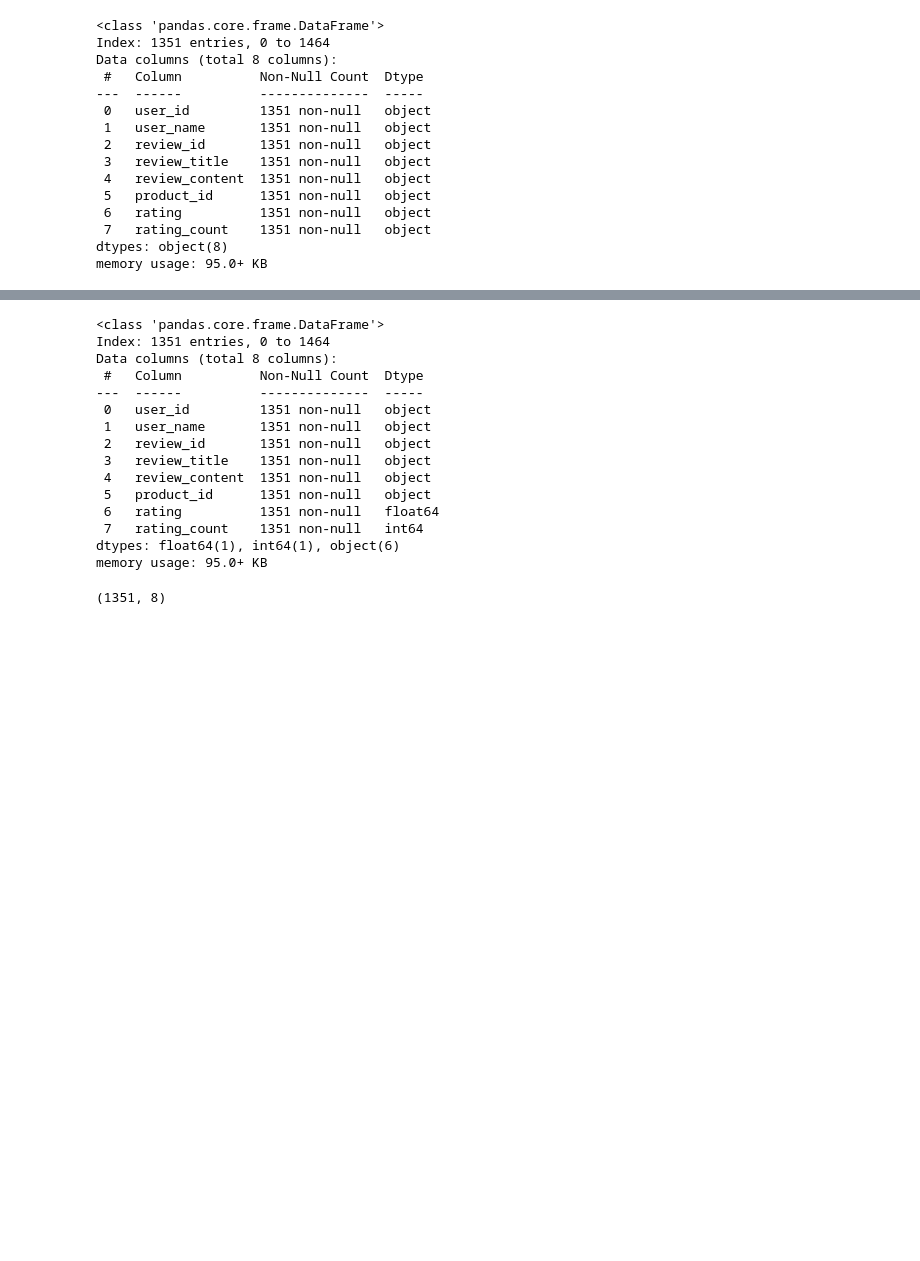
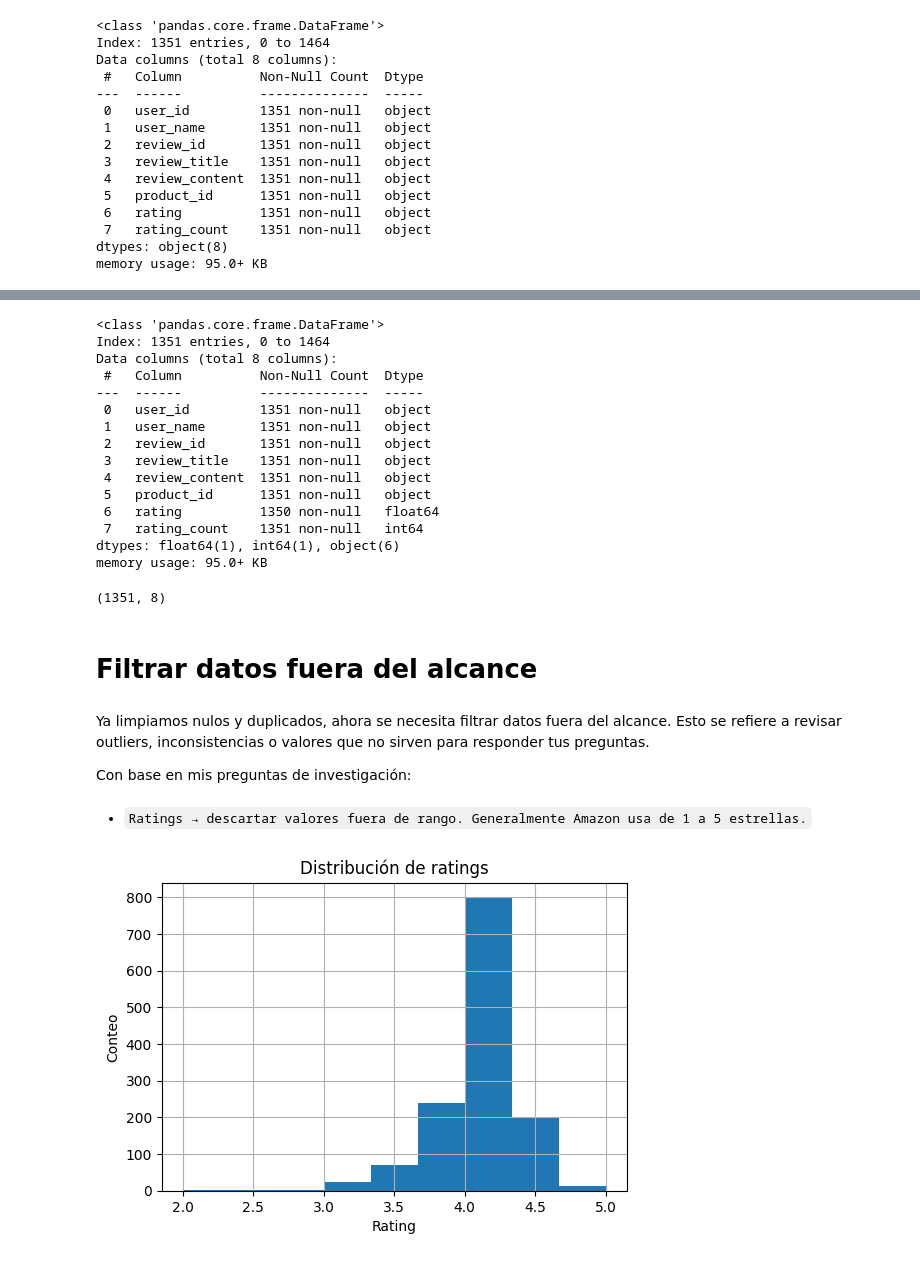
Before and after one commit to Blangis/DataLab-Amazon-dataset, a Jupyter notebook: notebooks/amazon.ipynb, the cells around one changed output, grey strips where cells are left out. Cells and saved outputs as stored; diff of their text form; code cells hidden in the pictures; blank space fills up the shorter version.

Commit message:
Reviso valores atípicos en variables de interés

```diff
--- a/notebooks/amazon.ipynb
+++ b/notebooks/amazon.ipynb
@@ -318,7 +321,8 @@ df_reviews['rating'] = pd.to_numeric(df_reviews['rating'], errors='coerce')
 
 # Imputar valores faltantes
 df_reviews['rating_count'] = df_reviews['rating_count'].fillna(0).astype(int)
-df_reviews['rating'] = df_reviews['rating'].fillna(0.0)
+# Asegurar que rating sea float, dejando los NaN como están
+df_reviews['rating'] = pd.to_numeric(df_reviews['rating'], errors='coerce')
 # %%
 df_reviews.info()
 # %% [output]
@@ -333,7 +337,7 @@ Data columns (total 8 columns):
  3   review_title    1351 non-null   object
  4   review_content  1351 non-null   object
  5   product_id      1351 non-null   object
- 6   rating          1351 non-null   float64
+ 6   rating          1350 non-null   float64
  7   rating_count    1351 non-null   int64
 dtypes: float64(1), int64(1), object(6)
 memory usage: 95.0+ KB
@@ -341,3 +345,21 @@ memory usage: 95.0+ KB
 df_reviews.shape
 # %% [output]
 (1351, 8)
+# %% [markdown]
+# Filtrar datos fuera del alcance
+# %% [markdown]
+Ya limpiamos nulos y duplicados, ahora se necesita filtrar datos fuera del alcance. Esto se refiere a revisar outliers, inconsistencias o valores que no sirven para responder tus preguntas.
+
+Con base en mis preguntas de investigación:
+# %% [markdown]
+- `Ratings → descartar valores fuera de rango. Generalmente Amazon usa de 1 a 5 estrellas.`
+# %%
+# Histograma
+plt.figure(figsize=(6,4))
+df_reviews['rating'].hist(bins=9)   # bins para medias estrellas
+plt.xlabel('Rating')
+plt.ylabel('Conteo')
+plt.title('Distribución de ratings')
+plt.show()
+# %% [output]
+[figure, added]
```
Also changed, not shown: parts of 14 cells of this notebook, 1 other file.
